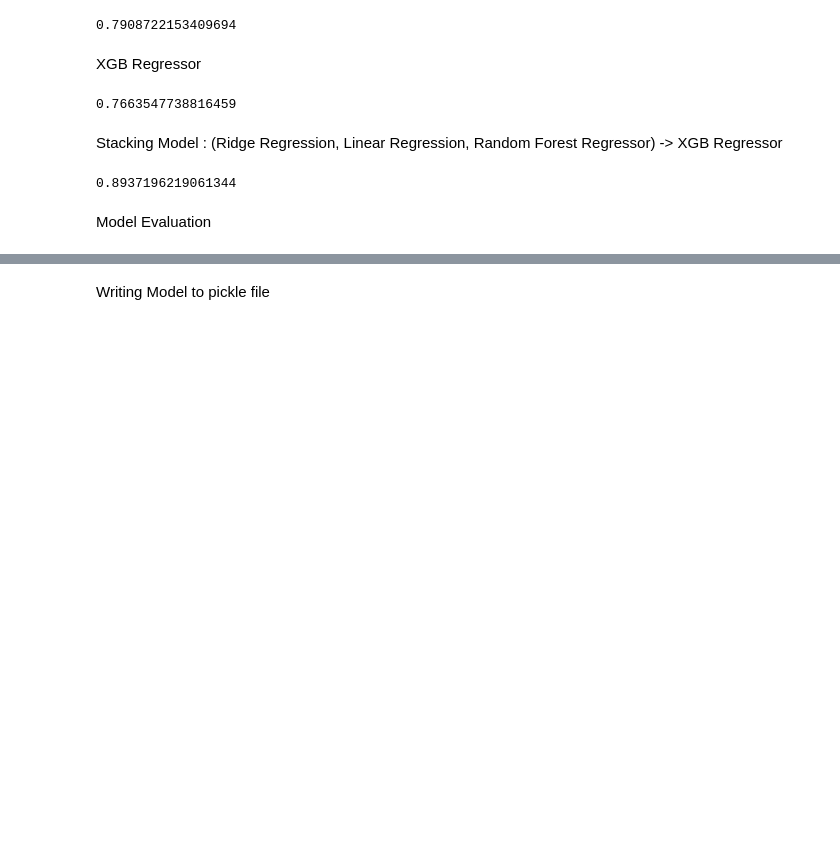
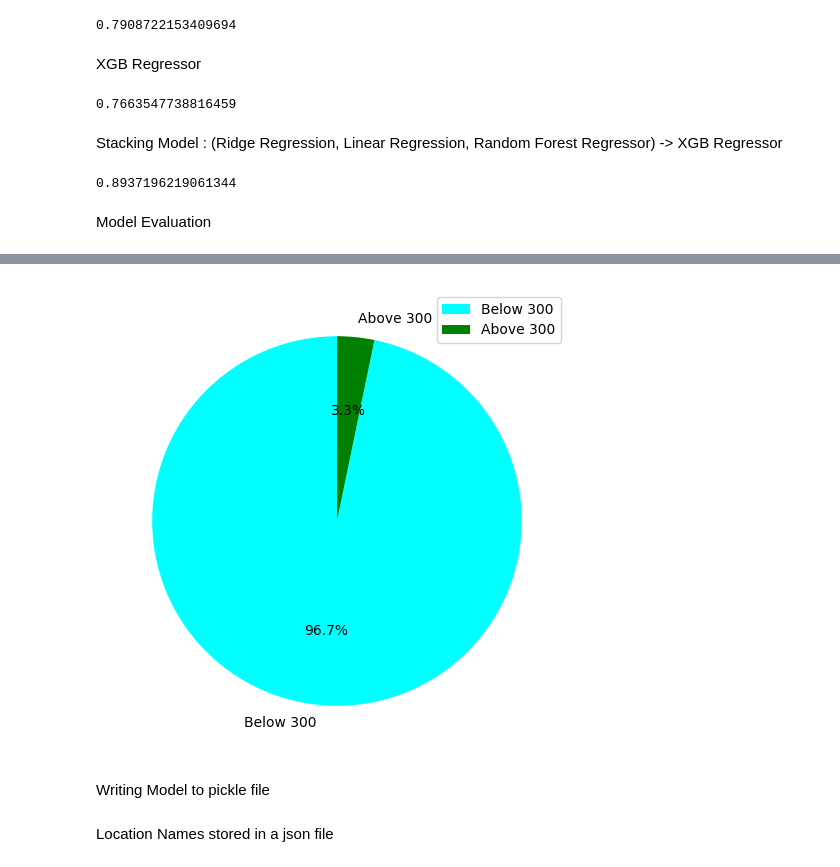
Before and after one commit to akshitn7/Real-Estate-Price-Prediction-India, a Jupyter notebook: code.ipynb, the cells around one changed output, grey strips where cells are left out. Saved outputs shown, nothing was run; the diff lists cells and outputs as text; code cells hidden in the pictures; blank space fills up the shorter version.

```diff
--- a/code.ipynb
+++ b/code.ipynb
@@ -536,9 +533,23 @@ predict_price('Abbigere,Bangalore',3800,6,'Flat')
+# %%
+below_300 = y_train[np.exp(y_train) <= 300].shape[0]
+above_300 = y_train[np.exp(y_train) > 300].shape[0]
+value = [below_300, above_300]
+label = ["Below 300", "Above 300"]
+color = ['cyan', 'green']
+plt.figure(figsize=(6,6))
+plt.pie(value, labels = label, colors = color, startangle = 90, autopct = "%1.1f%%")
+plt.legend()
+plt.show()
+# %% [output]
+[figure, added]
 # %% [markdown]
 Writing Model to pickle file
 # %%
 import pickle
 with open('model.pickle','wb') as f:
     pickle.dump(stacking_model,f)
+# %% [markdown]
+Location Names stored in a json file
 # %%
 import json
 columns = {'data columns' : [col for col in X.columns]}
```
Also changed, not shown: parts of 16 cells of this notebook, 1 other file.
